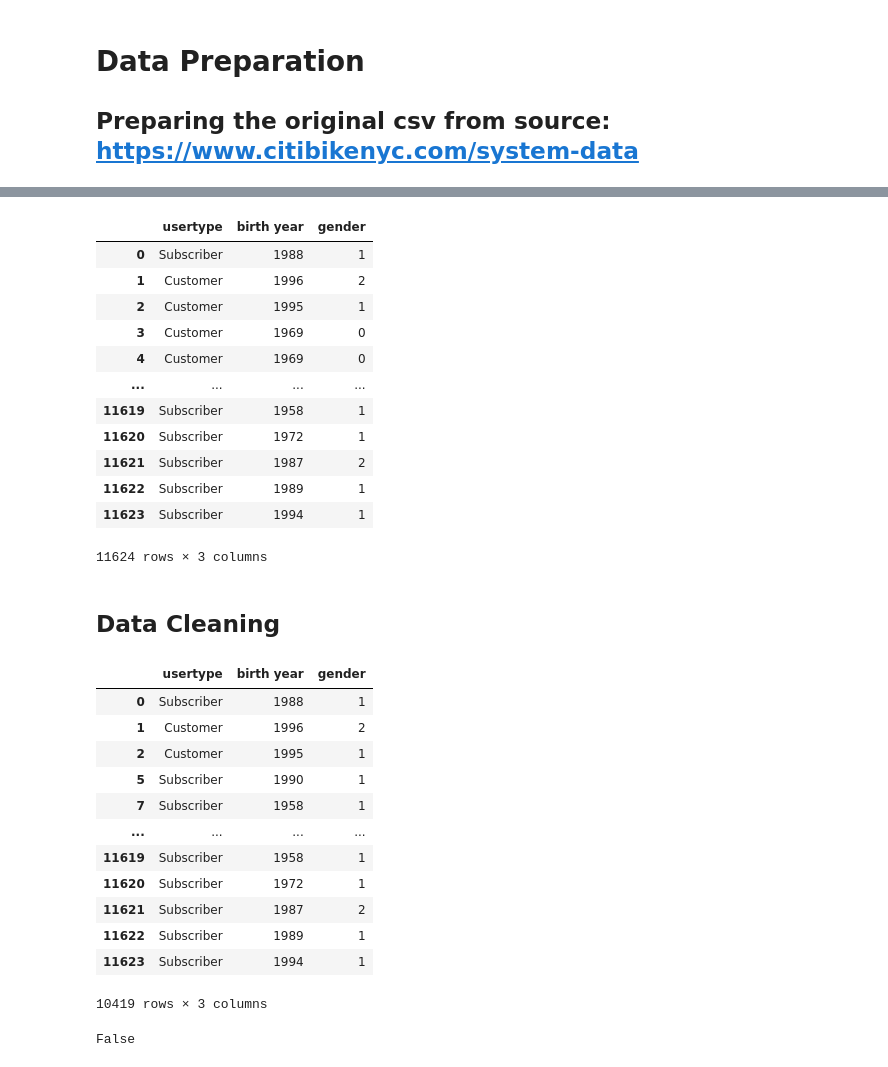
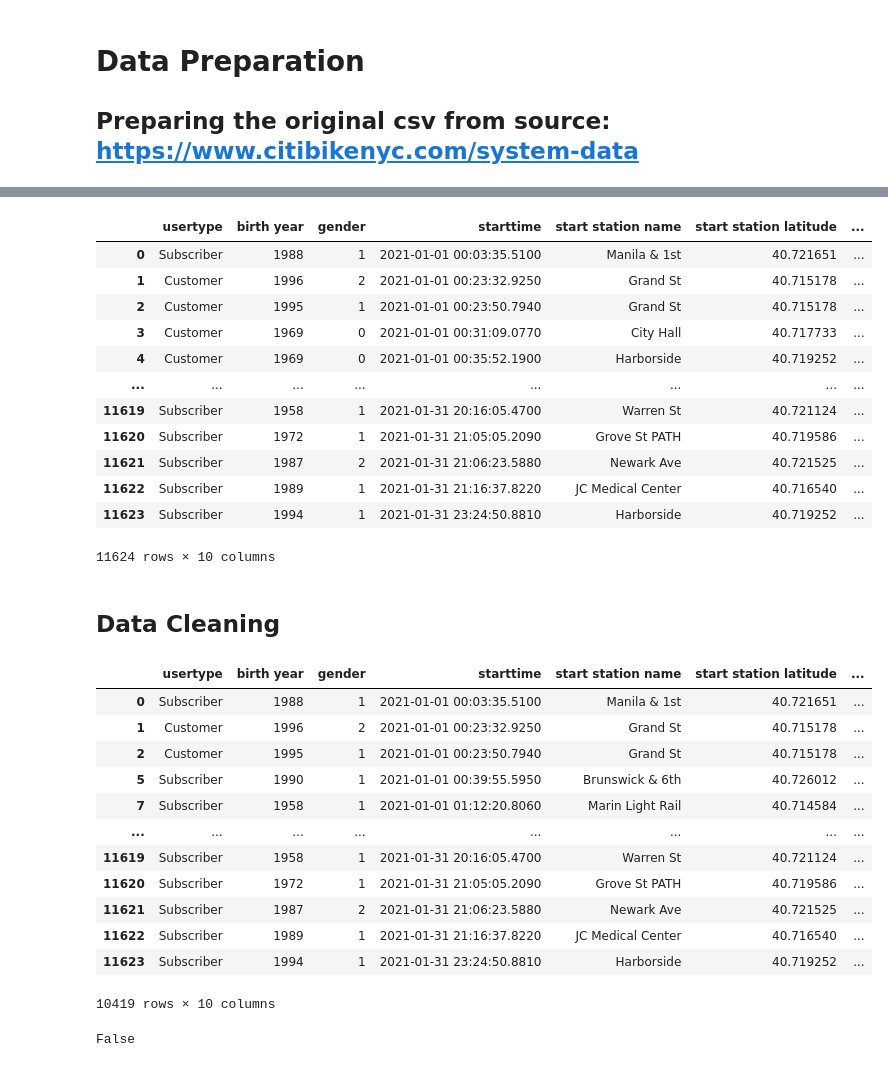
Before and after one commit to chanrce/citibike-analysis, a Jupyter notebook: To_CSV.ipynb, the cells around one changed output, grey strips where cells are left out. Drawn from its saved outputs; the diff is of its cells as text; code cells hidden in the pictures.

Commit message:
added new columns

```diff
--- a/To_CSV.ipynb
+++ b/To_CSV.ipynb
@@ -16,22 +16,22 @@ jan_21_full.head()
 | 4 | 596 | 2021-01-01 00:35:52.1900 | 2021-01-01 00:45:48.7740 | 3639 | Harborside | 40.719252 | ... |
 # %%
 #Creating new dataframe that only holds the desired columns
-jan_21_df_new=jan_21_full[["usertype","birth year", "gender"]]
+jan_21_df_new=jan_21_full[["usertype","birth year", "gender", "starttime", "start station name", "start station latitude", "start station longitude", "end station name", "end station latitude", "end station longitude"]]
 jan_21_df_new
 # %% [output]
-|  | usertype | birth year | gender |
-| 0 | Subscriber | 1988 | 1 |
-| 1 | Customer | 1996 | 2 |
-| 2 | Customer | 1995 | 1 |
-| 3 | Customer | 1969 | 0 |
-| 4 | Customer | 1969 | 0 |
-| ... | ... | ... | ... |
-| 11619 | Subscriber | 1958 | 1 |
-| 11620 | Subscriber | 1972 | 1 |
-| 11621 | Subscriber | 1987 | 2 |
-| 11622 | Subscriber | 1989 | 1 |
-| 11623 | Subscriber | 1994 | 1 |
+|  | usertype | birth year | gender | starttime | start station name | start station latitude | ... |
+| 0 | Subscriber | 1988 | 1 | 2021-01-01 00:03:35.5100 | Manila & 1st | 40.721651 | ... |
+| 1 | Customer | 1996 | 2 | 2021-01-01 00:23:32.9250 | Grand St | 40.715178 | ... |
+| 2 | Customer | 1995 | 1 | 2021-01-01 00:23:50.7940 | Grand St | 40.715178 | ... |
+| 3 | Customer | 1969 | 0 | 2021-01-01 00:31:09.0770 | City Hall | 40.717733 | ... |
+| 4 | Customer | 1969 | 0 | 2021-01-01 00:35:52.1900 | Harborside | 40.719252 | ... |
+| ... | ... | ... | ... | ... | ... | ... | ... |
+| 11619 | Subscriber | 1958 | 1 | 2021-01-31 20:16:05.4700 | Warren St | 40.721124 | ... |
+| 11620 | Subscriber | 1972 | 1 | 2021-01-31 21:05:05.2090 | Grove St PATH | 40.719586 | ... |
+| 11621 | Subscriber | 1987 | 2 | 2021-01-31 21:06:23.5880 | Newark Ave | 40.721525 | ... |
+| 11622 | Subscriber | 1989 | 1 | 2021-01-31 21:16:37.8220 | JC Medical Center | 40.716540 | ... |
+| 11623 | Subscriber | 1994 | 1 | 2021-01-31 23:24:50.8810 | Harborside | 40.719252 | ... |
-11624 rows × 3 columns
+11624 rows × 10 columns
 # %% [markdown]
 ## Data Cleaning
 # %%
@@ -39,19 +39,19 @@ jan_21_df_new
 clean_1 = jan_21_df_new[jan_21_df_new.gender != 0]
 clean_1
 # %% [output]
-|  | usertype | birth year | gender |
-| 0 | Subscriber | 1988 | 1 |
-| 1 | Customer | 1996 | 2 |
-| 2 | Customer | 1995 | 1 |
-| 5 | Subscriber | 1990 | 1 |
-| 7 | Subscriber | 1958 | 1 |
-| ... | ... | ... | ... |
-| 11619 | Subscriber | 1958 | 1 |
-| 11620 | Subscriber | 1972 | 1 |
-| 11621 | Subscriber | 1987 | 2 |
-| 11622 | Subscriber | 1989 | 1 |
-| 11623 | Subscriber | 1994 | 1 |
+|  | usertype | birth year | gender | starttime | start station name | start station latitude | ... |
+| 0 | Subscriber | 1988 | 1 | 2021-01-01 00:03:35.5100 | Manila & 1st | 40.721651 | ... |
+| 1 | Customer | 1996 | 2 | 2021-01-01 00:23:32.9250 | Grand St | 40.715178 | ... |
+| 2 | Customer | 1995 | 1 | 2021-01-01 00:23:50.7940 | Grand St | 40.715178 | ... |
+| 5 | Subscriber | 1990 | 1 | 2021-01-01 00:39:55.5950 | Brunswick & 6th | 40.726012 | ... |
+| 7 | Subscriber | 1958 | 1 | 2021-01-01 01:12:20.8060 | Marin Light Rail | 40.714584 | ... |
+| ... | ... | ... | ... | ... | ... | ... | ... |
+| 11619 | Subscriber | 1958 | 1 | 2021-01-31 20:16:05.4700 | Warren St | 40.721124 | ... |
+| 11620 | Subscriber | 1972 | 1 | 2021-01-31 21:05:05.2090 | Grove St PATH | 40.719586 | ... |
+| 11621 | Subscriber | 1987 | 2 | 2021-01-31 21:06:23.5880 | Newark Ave | 40.721525 | ... |
+| 11622 | Subscriber | 1989 | 1 | 2021-01-31 21:16:37.8220 | JC Medical Center | 40.716540 | ... |
+| 11623 | Subscriber | 1994 | 1 | 2021-01-31 23:24:50.8810 | Harborside | 40.719252 | ... |
-10419 rows × 3 columns
+10419 rows × 10 columns
 # %%
 #Checking for NaN in this dataframe
 clean_1.isnull().values.any()
```
Also changed, not shown: parts of 5 cells of this notebook, 1 other file.
